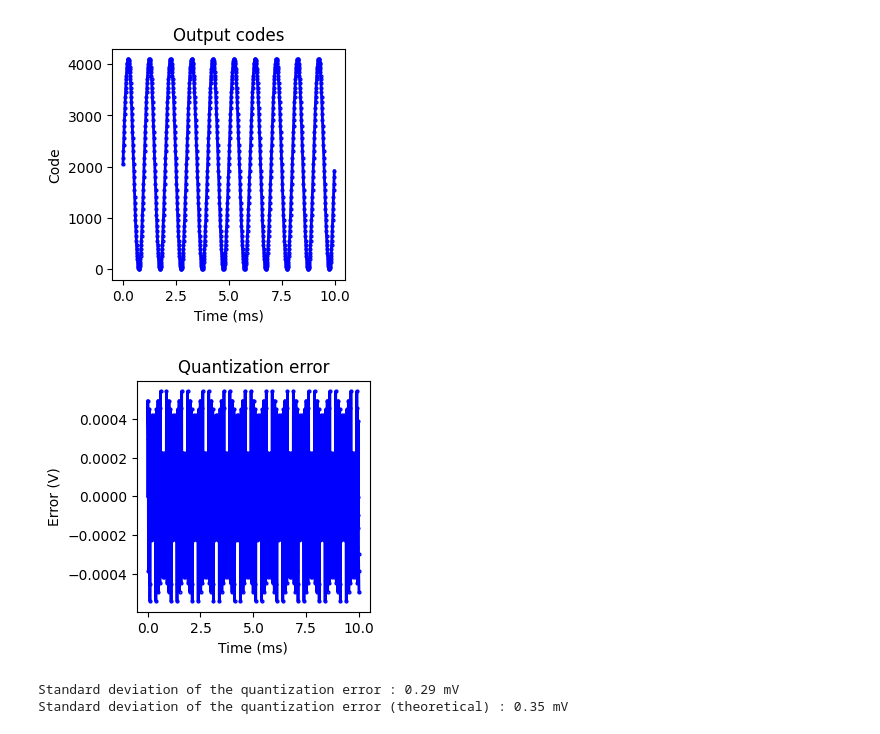
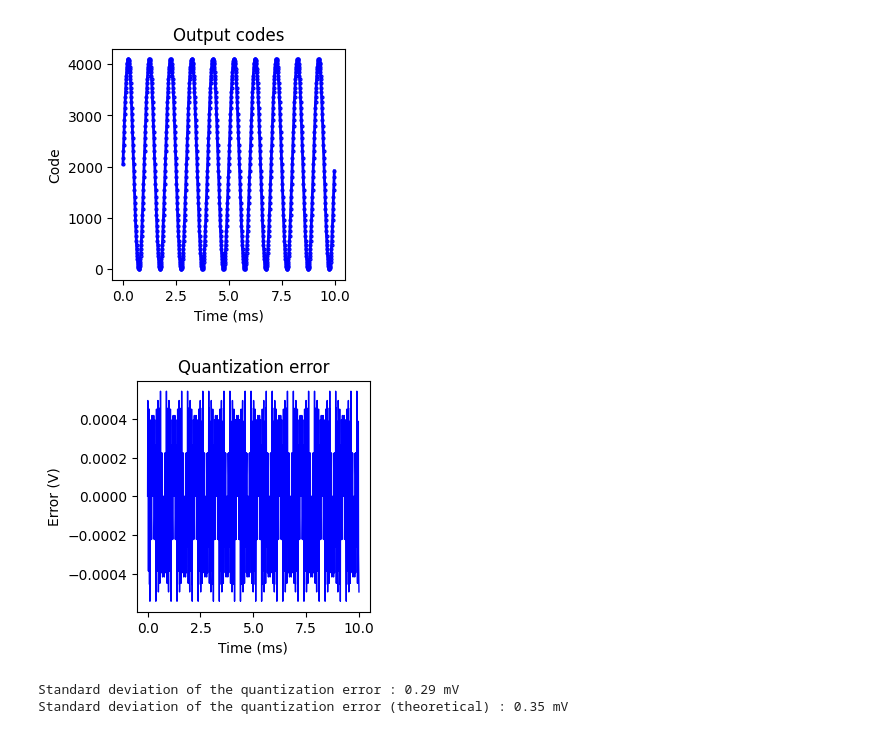
Before and after one commit to das-dias/signal-converters-notebooks, a Jupyter notebook: practical_classes/practical_class_4.ipynb, the cells around one changed output. Drawn from its saved outputs; the diff is of its cells as text; code cells hidden in the pictures.

```diff
--- a/practical_classes/practical_class_4.ipynb
+++ b/practical_classes/practical_class_4.ipynb
@@ -136,15 +82,15 @@ plt.show()
 # %%
 # compute the quantization error
 error = dout*vlsb - s2
 # plot the quantization error
 fig, ax = plt.subplots(1, 1, figsize=(3, 3))
-ax.plot(tD/scale_time, error, color="b", linewidth=2, marker="o", markersize=2, mfc="None")
+ax.plot(tD/scale_time, error, color="b", linewidth=1, marker="None", markersize=2, mfc="None")
 ax.set_xlabel("Time (ms)")
 ax.set_ylabel("Error (V)")
 ax.set_title("Quantization error")
 plt.show()
 # %% [output]
-[figure, old version]
+[figure, new version]
 # %%
 # compute the standard deviation of the quantization error and compare it with the theoretical value
 std_dev_error = np.std(error)
```
Also changed, not shown: parts of 8 cells of this notebook, 9 other files.
